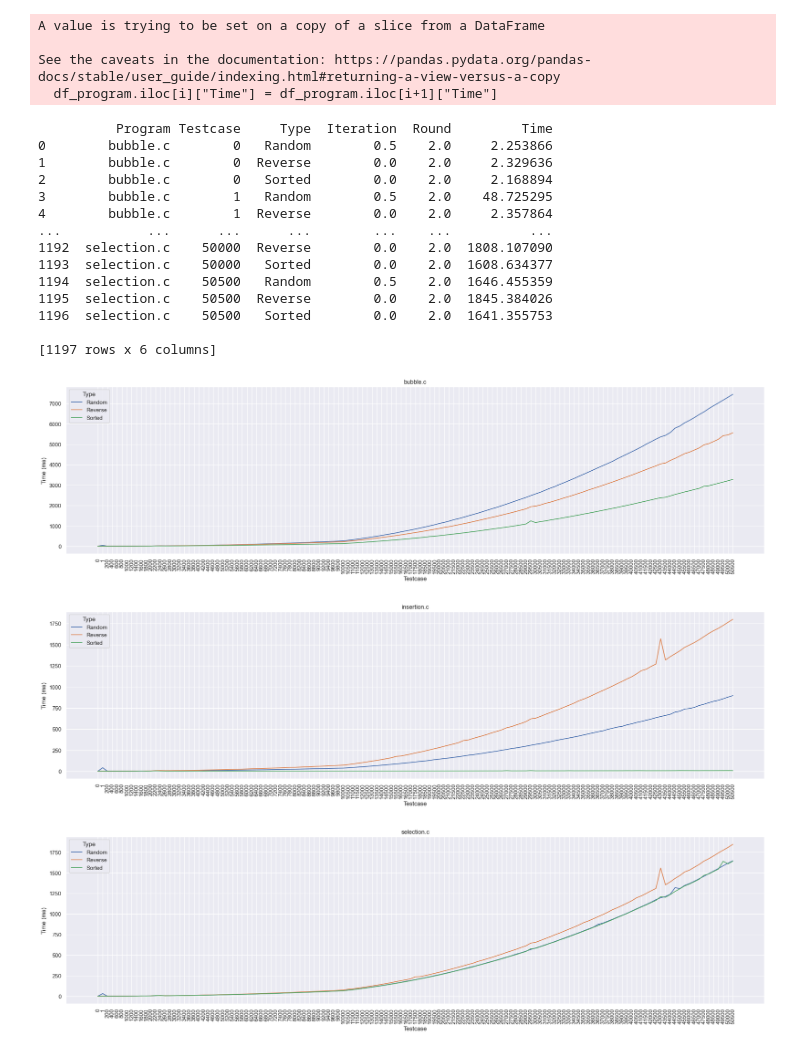
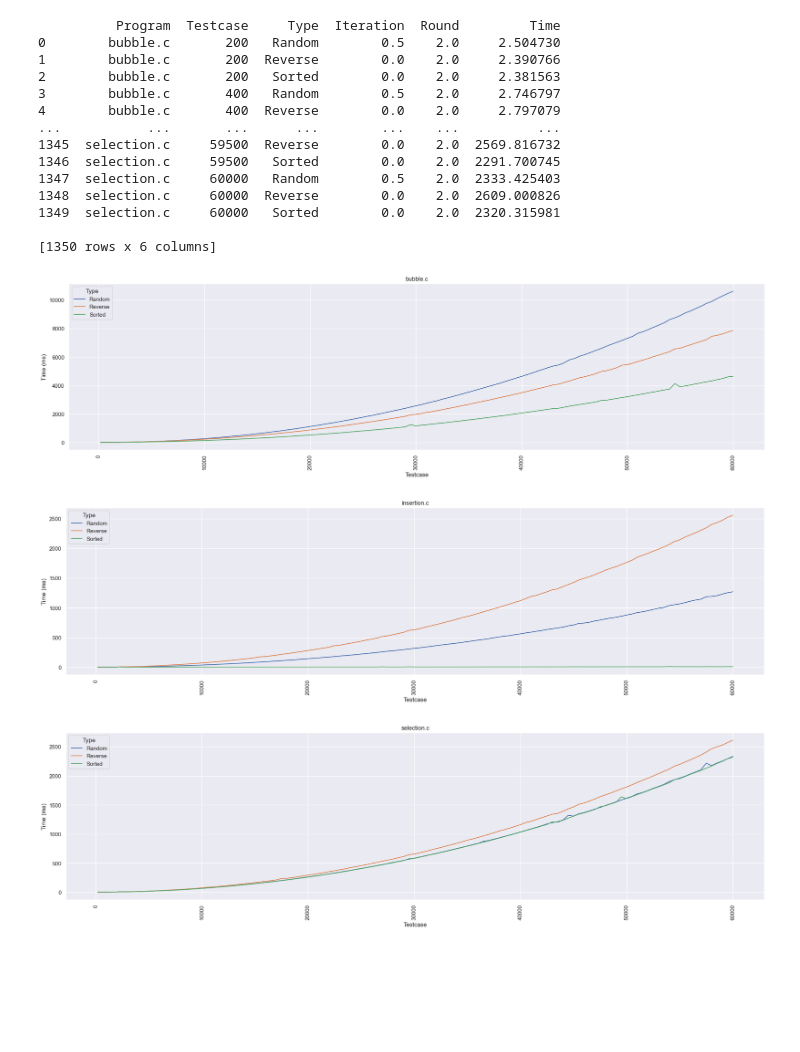
Before and after one commit to Thanaphol47825/CPE231_Sort_Research, a Jupyter notebook: Lab1.ipynb, the cells around one changed output. Drawn from its saved outputs; the diff is of its cells as text; code cells hidden in the pictures; blank space fills up the shorter version.

Commit message:
Refactor Graph code

```diff
--- a/Lab1.ipynb
+++ b/Lab1.ipynb
@@ -199,62 +211,50 @@ with open("result.csv", "w") as f:
     for i in result:
         f.write(f"{','.join(map(str,i))}\n")
 # %%
-# read data from file name "result.csv" and plot the graph
-
 df = pd.read_csv("result_temp.csv", dtype={"Testcase": int, "Iteration": int, "Run": int, "Time": float})
 program_lists = ["bubble.c","insertion.c","selection.c"]
 df["Time"] = df["Time"] * 1000
+# Limit testcase not more than 60000
+df = df[df["Testcase"] <= 60000]
+df = df[df["Testcase"] > 10]
+
+
+
 # Group by program and testcase
 df = df.groupby(["Program", "Testcase", "Type"]).mean().reset_index()
-# cut the value that out of the range
-# Testcase to String
-df["Testcase"] = df["Testcase"].astype(str)
-# Clean the time that bigger than next testcase
-# If the time is bigger than Last testcase then cut it
-for program in program_lists:
-    df_program = df[df["Program"] == program]
-    for i in range(len(df_program)-1):
-        if(df_program.iloc[i]["Time"] > df_program.iloc[i+1]["Time"]):
-            df_program.iloc[i]["Time"] = df_program.iloc[i+1]["Time"]
-    df[df["Program"] == program] = df_program
 
-print(df)
 
 for program in program_lists:
     df_program = df[df["Program"] == program]
     # size of the figure 16 6
     plt.figure(figsize=(25,6))
     sns.set_theme(style="darkgrid")
     sns.lineplot(data=df_program, x="Testcase", y="Time", hue="Type")
     plt.title(program)
     # make test case to be the x axis
     plt.xlabel("Testcase")
     plt.ylabel("Time (ms)")
     # x axis rotate 90 degree
     plt.xticks(rotation=90)
     plt.savefig(f"{program.split('.')[0]}.png")
     plt.show()
 # %% [output]
-A value is trying to be set on a copy of a slice from a DataFrame
+          Program  Testcase     Type  Iteration  Round         Time
+0        bubble.c       200   Random        0.5    2.0     2.504730
+1        bubble.c       200  Reverse        0.0    2.0     2.390766
+2        bubble.c       200   Sorted        0.0    2.0     2.381563
+3        bubble.c       400   Random        0.5    2.0     2.746797
+4        bubble.c       400  Reverse        0.0    2.0     2.797079
+...           ...       ...      ...        ...    ...          ...
+1345  selection.c     59500  Reverse        0.0    2.0  2569.816732
+1346  selection.c     59500   Sorted        0.0    2.0  2291.700745
+1347  selection.c     60000   Random        0.5    2.0  2333.425403
+1348  selection.c     60000  Reverse        0.0    2.0  2609.000826
+1349  selection.c     60000   Sorted        0.0    2.0  2320.315981
 
-See the caveats in the documentation: https://pandas.pydata.org/pandas-docs/stable/user_guide/indexing.html#returning-a-view-versus-a-copy
-  df_program.iloc[i]["Time"] = df_program.iloc[i+1]["Time"]
+[1350 rows x 6 columns]
-          Program Testcase     Type  Iteration  Round         Time
-0        bubble.c        0   Random        0.5    2.0     2.253866
-1        bubble.c        0  Reverse        0.0    2.0     2.329636
-2        bubble.c        0   Sorted        0.0    2.0     2.168894
-3        bubble.c        1   Random        0.5    2.0    48.725295
-4        bubble.c        1  Reverse        0.0    2.0     2.357864
-...           ...      ...      ...        ...    ...          ...
-1192  selection.c    50000  Reverse        0.0    2.0  1808.107090
-1193  selection.c    50000   Sorted        0.0    2.0  1608.634377
-1194  selection.c    50500   Random        0.5    2.0  1646.455359
-1195  selection.c    50500  Reverse        0.0    2.0  1845.384026
-1196  selection.c    50500   Sorted        0.0    2.0  1641.355753
-
-[1197 rows x 6 columns]
-[figure, old version]
+[figure, new version]
-[figure, old version]
+[figure, new version]
-[figure, old version]
+[figure, new version]
 # %%
 df.to_csv("result_bubble.csv", index=False)
```
Also changed, not shown: parts of 1 cell of this notebook.
